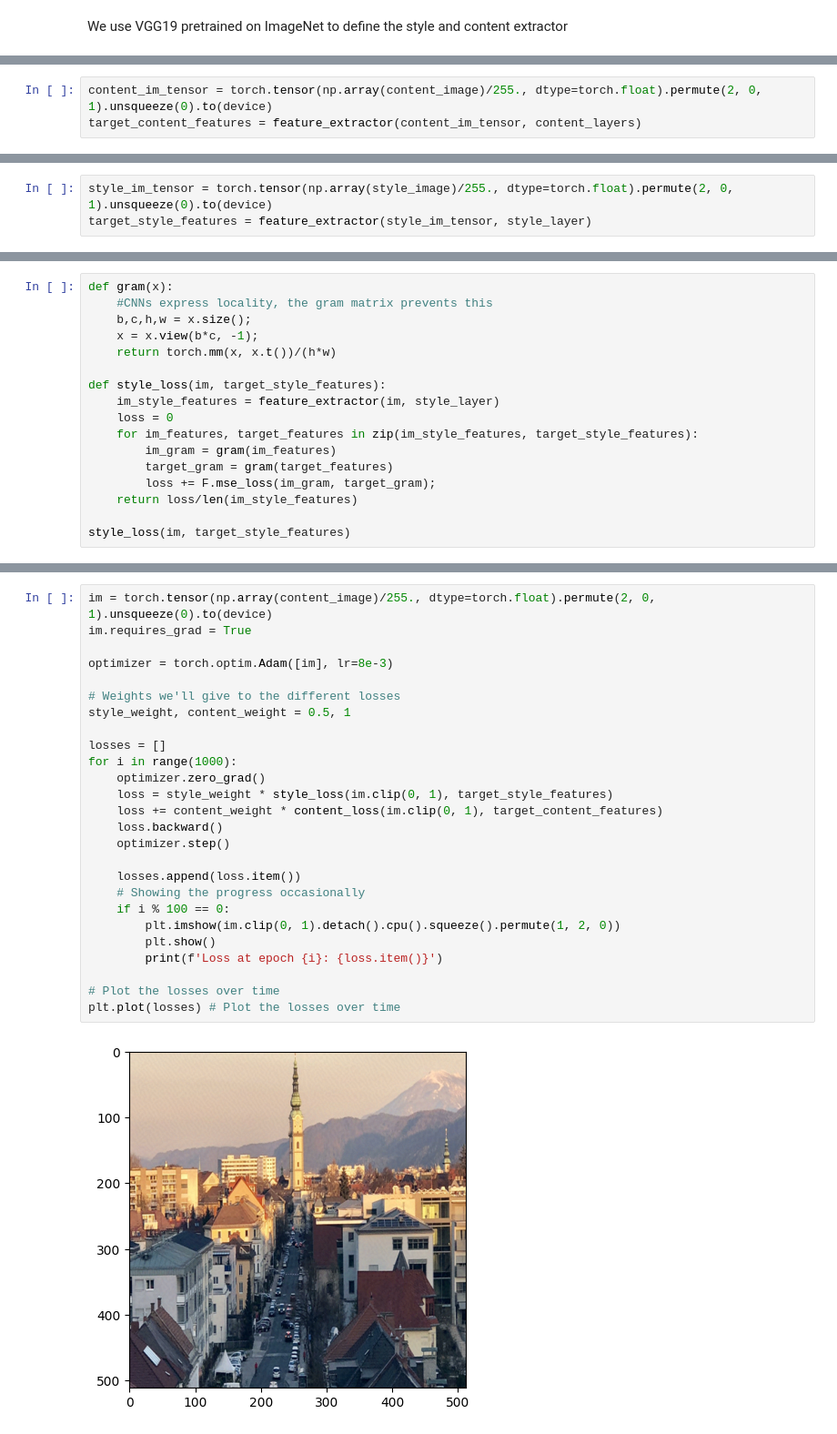
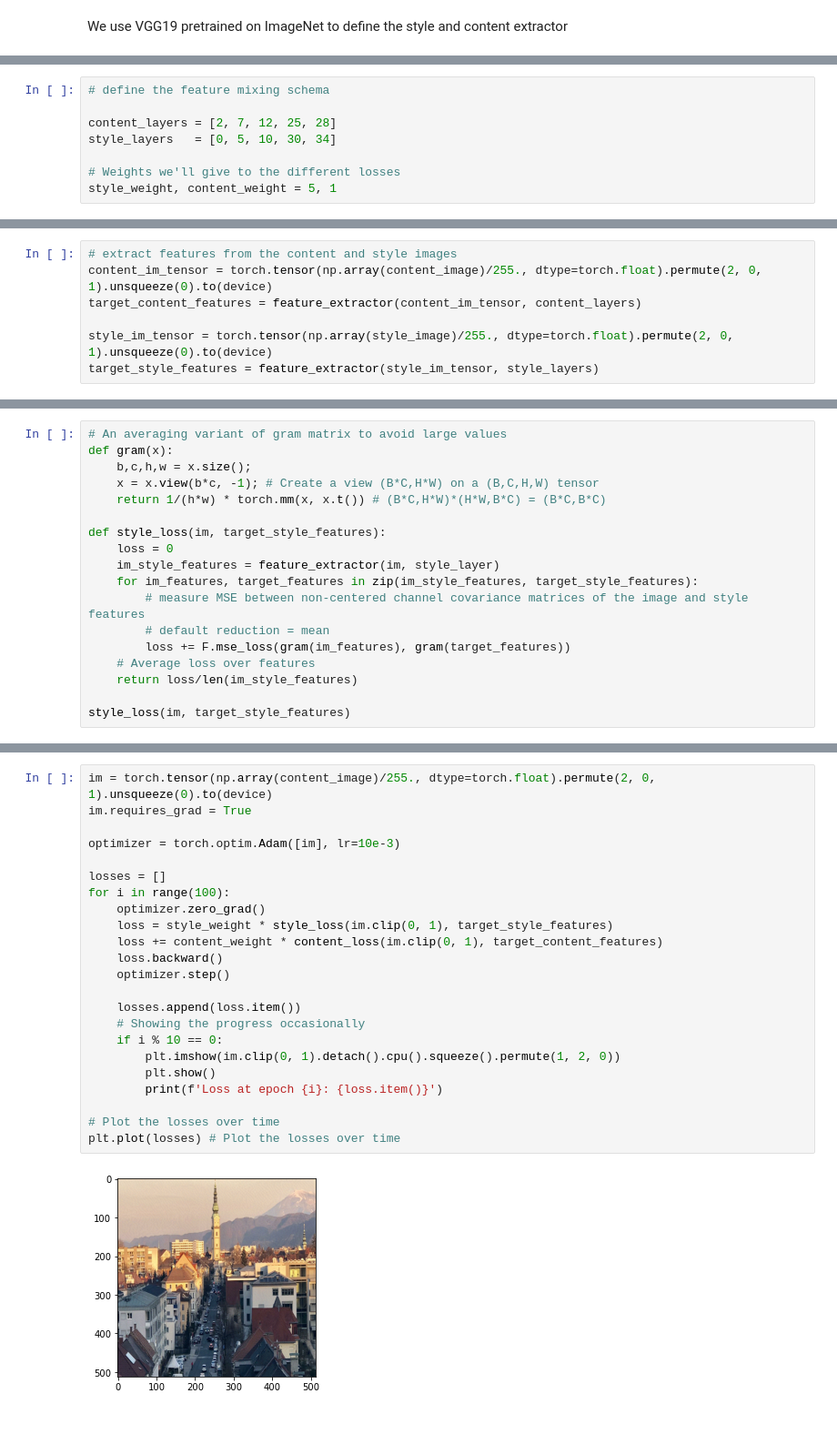
Before and after one commit to ingambe/PracticumAAUDeepLearning, a Jupyter notebook: 4-CNN/Slides/5b-VGG_style_transfer.ipynb, the cells around one changed output, grey strips where cells are left out. Shown at 91% size. Drawn from its saved outputs; the diff is of its cells as text.

```diff
--- a/4-CNN/Slides/5b-VGG_style_transfer.ipynb
+++ b/4-CNN/Slides/5b-VGG_style_transfer.ipynb
@@ -69 +97,9 @@ feature_extractor = feature_extractor.to(device)
+# %%
+# define the feature mixing schema
+
+content_layers = [2, 7, 12, 25, 28]
+style_layers   = [0, 5, 10, 30, 34]
+
+# Weights we'll give to the different losses
+style_weight, content_weight = 5, 1
 # %% [markdown]
@@ -90,3 +121,7 @@ content_image
 # %%
+# extract features from the content and style images
 content_im_tensor = torch.tensor(np.array(content_image)/255., dtype=torch.float).permute(2, 0, 1).unsqueeze(0).to(device)
 target_content_features = feature_extractor(content_im_tensor, content_layers)
+
+style_im_tensor = torch.tensor(np.array(style_image)/255., dtype=torch.float).permute(2, 0, 1).unsqueeze(0).to(device)
+target_style_features = feature_extractor(style_im_tensor, style_layers)
@@ -102,3 +127,0 @@ style_image
-# %%
-style_im_tensor = torch.tensor(np.array(style_image)/255., dtype=torch.float).permute(2, 0, 1).unsqueeze(0).to(device)
-target_style_features = feature_extractor(style_im_tensor, style_layer)
@@ -126,17 +153,18 @@ We modify the input image by backpropagating the gradient on the input image.
 # %%
+# An averaging variant of gram matrix to avoid large values
 def gram(x):
-    #CNNs express locality, the gram matrix prevents this
     b,c,h,w = x.size();
-    x = x.view(b*c, -1);
-    return torch.mm(x, x.t())/(h*w)
+    x = x.view(b*c, -1); # Create a view (B*C,H*W) on a (B,C,H,W) tensor
+    return 1/(h*w) * torch.mm(x, x.t()) # (B*C,H*W)*(H*W,B*C) = (B*C,B*C)
 
 def style_loss(im, target_style_features):
+    loss = 0
     im_style_features = feature_extractor(im, style_layer)
-    loss = 0
     for im_features, target_features in zip(im_style_features, target_style_features):
-        im_gram = gram(im_features)
-        target_gram = gram(target_features)
-        loss += F.mse_loss(im_gram, target_gram);
+        # measure MSE between non-centered channel covariance matrices of the image and style features
+        # default reduction = mean
+        loss += F.mse_loss(gram(im_features), gram(target_features))
+    # Average loss over features
     return loss/len(im_style_features)
 
 style_loss(im, target_style_features)
@@ -147,28 +175,25 @@ tensor(191.3882)
 # %%
 im = torch.tensor(np.array(content_image)/255., dtype=torch.float).permute(2, 0, 1).unsqueeze(0).to(device)
 im.requires_grad = True
 
-optimizer = torch.optim.Adam([im], lr=8e-3)
-
-# Weights we'll give to the different losses
-style_weight, content_weight = 0.5, 1
+optimizer = torch.optim.Adam([im], lr=10e-3)
 
 losses = []
-for i in range(1000):
+for i in range(100):
     optimizer.zero_grad()
     loss = style_weight * style_loss(im.clip(0, 1), target_style_features)
     loss += content_weight * content_loss(im.clip(0, 1), target_content_features)
     loss.backward()
     optimizer.step()
 
     losses.append(loss.item())
     # Showing the progress occasionally
-    if i % 100 == 0:
+    if i % 10 == 0:
         plt.imshow(im.clip(0, 1).detach().cpu().squeeze().permute(1, 2, 0))
         plt.show()
         print(f'Loss at epoch {i}: {loss.item()}')
 
 # Plot the losses over time
 plt.plot(losses) # Plot the losses over time
 # %% [output]
-[figure, old version]
+[figure, new version]
```
Also changed, not shown: parts of 21 cells of this notebook, 3 other files.
